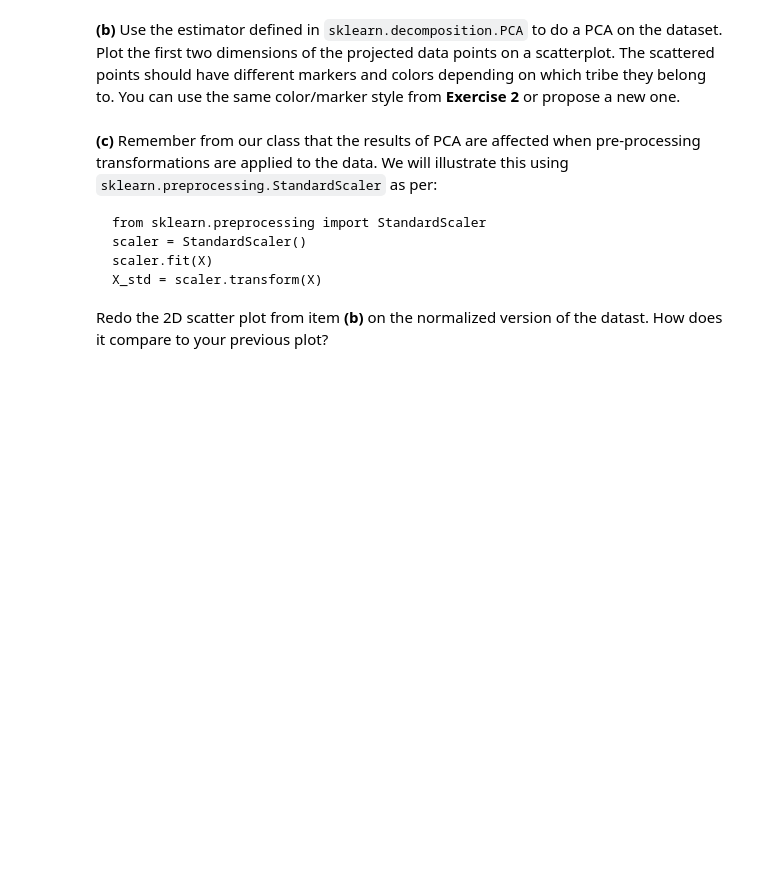
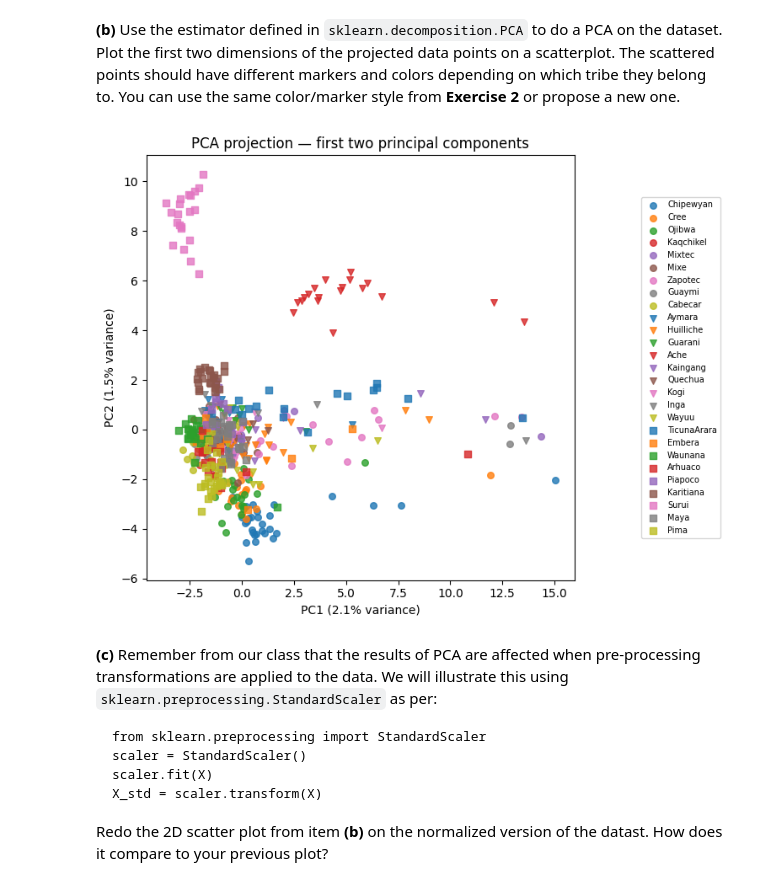
Before and after one commit to Ba-Hi/reports_tp, a Jupyter notebook: TP2/TP2.ipynb, the cells around one changed output. Drawn from its saved outputs; the diff is of its cells as text; code cells hidden in the pictures; blank space fills up the shorter version.

````diff
--- a/TP2/TP2.ipynb
+++ b/TP2/TP2.ipynb
@@ -240,5 +308,34 @@ Without centering, the intercept corresponds to an individual with all-zero mark
 # %% [markdown]
 **(b)** Use the estimator defined in `sklearn.decomposition.PCA` to do a PCA on the dataset. Plot the first two dimensions of the projected data points on a scatterplot. The scattered points should have different markers and colors depending on which tribe they belong to. You can use the same color/marker style from **Exercise 2** or propose a new one.
+# %%
+from sklearn.decomposition import PCA
+
+pca = PCA(n_components=2)
+
+predictors = df.columns[8:]
+X = df[predictors].values
+
+gdf_pca = pca.fit_transform(X)
+
+# Plot
+tribes = gdf['Pop'].unique()
+
+fig, ax = plt.subplots(figsize=(8, 6))
+for i, tribe in enumerate(tribes):
+    mask = gdf['Pop'] == tribe
+    ax.scatter(gdf_pca[mask, 0], gdf_pca[mask, 1],
+               marker=marker_list[i // 9],
+               color=colors_list[i % 9],
+               label=tribe, s=30, alpha=0.8)
+
+ax.set_xlabel(f'PC1 ({pca.explained_variance_ratio_[0]*100:.1f}% variance)')
+ax.set_ylabel(f'PC2 ({pca.explained_variance_ratio_[1]*100:.1f}% variance)')
+ax.set_title('PCA projection — first two principal components')
+ax.legend(loc='center right', bbox_to_anchor=(1.35, 0.5), fontsize=7)
+plt.tight_layout()
+plt.show()
+# %% [output]
+[figure, added]
 # %% [markdown]
 **(c)** Remember from our class that the results of PCA are affected when pre-processing transformations are applied to the data. We will illustrate this using `sklearn.preprocessing.StandardScaler` as per:
 ```
````
Also changed, not shown: parts of 4 cells of this notebook.
